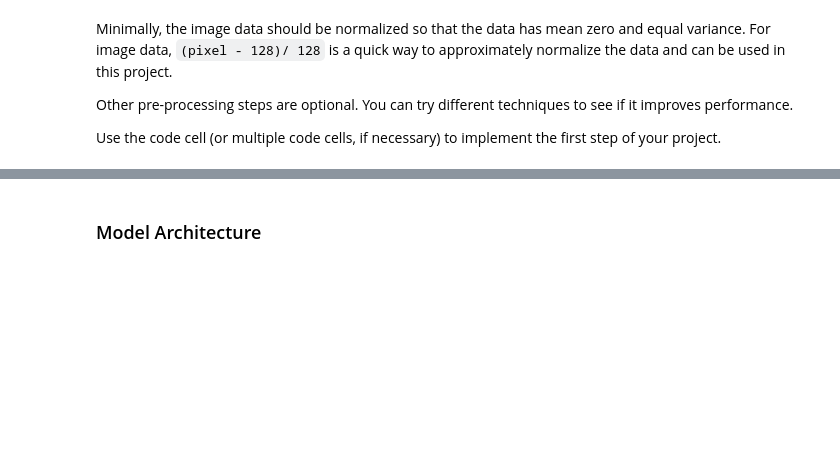
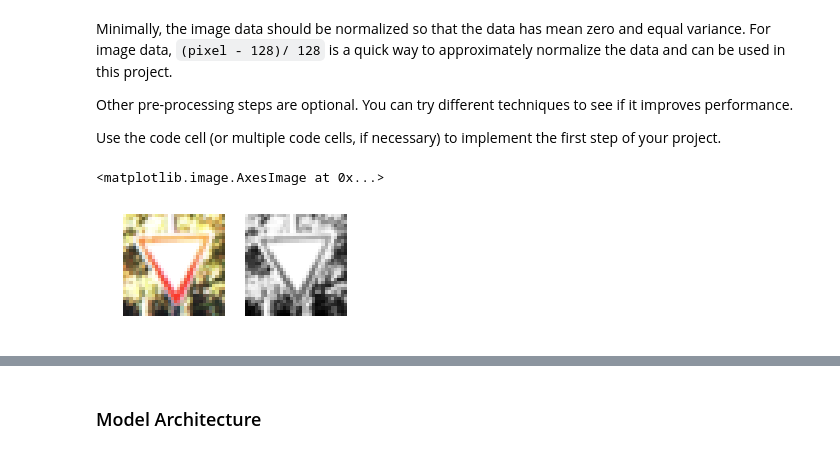
Before and after one commit to Vencentlp/UDACITY_Project2, a Jupyter notebook: Traffic_Sign_Classifier.ipynb, the cells around one changed output, grey strips where cells are left out. Cells and saved outputs as stored; diff of their text form; code cells hidden in the pictures; blank space fills up the shorter version.

```diff
--- a/Traffic_Sign_Classifier.ipynb
+++ b/Traffic_Sign_Classifier.ipynb
@@ -138,15 +147,26 @@ Use the code cell (or multiple code cells, if necessary) to implement the first
 # %%
 ### Preprocess the data here. It is required to normalize the data. Other preprocessing steps could include
 ### converting to grayscale, etc.
 ### Feel free to use as many code cells as needed.
 from sklearn.utils import shuffle
-X_train = np.sum(X_train/3,axis=3,keepdims=True)
-X_train,y_train = shuffle(X_train,y_train)
-X_valid = np.sum(X_valid/3,axis=3,keepdims=True)
-X_valid,y_valid = shuffle(X_valid,y_valid)
-X_test = np.sum(X_test/3,axis=3,keepdims=True)
-X_test,y_test = shuffle(X_test,y_test)
-X_train = (X_train-128)/128
-X_valid = (X_valid-128)/128
-X_test = (X_test-128)/128
-#print(y_test)
+
+X_train_g = np.sum(X_train_0/3,axis=3,keepdims=True)
+
+X_valid_g = np.sum(X_valid_0/3,axis=3,keepdims=True)
+
+X_test_g = np.sum(X_test_0/3,axis=3,keepdims=True)
+
+###Show the different of gray and original images
+
+index = random.randint(0,len(X_train_0))
+image = X_train_0[index].squeeze()
+image_gray = X_train_g[index].squeeze()
+fig,axs = plt.subplots(1,2,figsize=(4,4))
+axs = axs.ravel()
+axs[0].axis('off')
+axs[1].axis('off')
+axs[0].imshow(image)
+axs[1].imshow(image_gray,cmap='gray')
+# %% [output]
+<matplotlib.image.AxesImage at 0x...>
+[figure, added]
```
Also changed, not shown: parts of 9 cells of this notebook, 9 other files.
